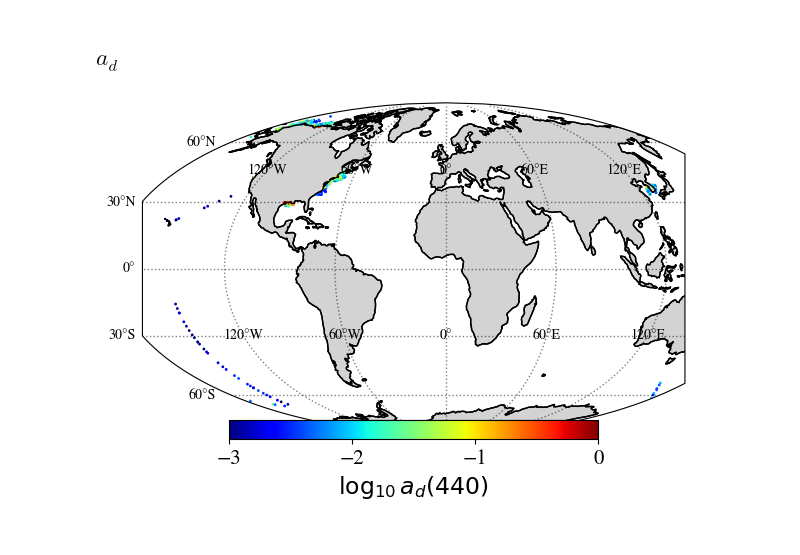
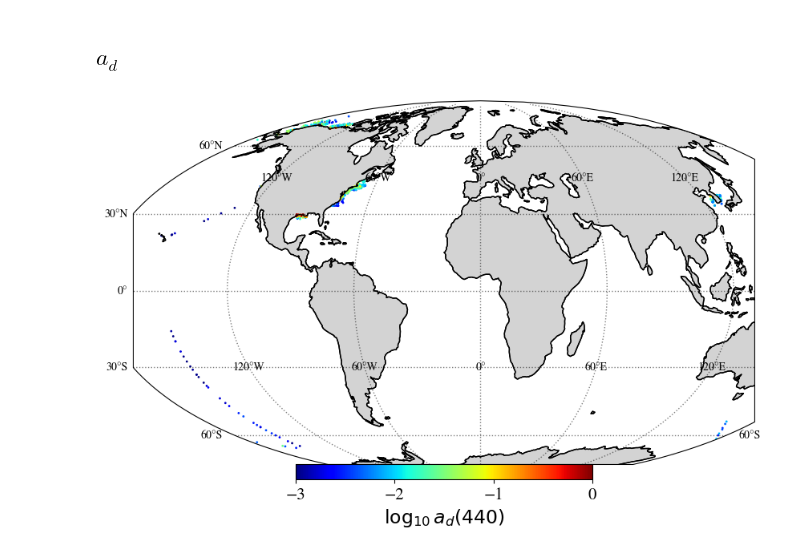
Before and after one commit to ocean-colour/bing, a Jupyter notebook: nb/Priors/Sexp/Explore_adg.ipynb, the cells around one changed output. Drawn from its saved outputs; the diff is of its cells as text; code cells hidden in the pictures.

```diff
--- a/nb/Priors/Sexp/Explore_adg.ipynb
+++ b/nb/Priors/Sexp/Explore_adg.ipynb
@@ -117,7 +117,7 @@ plt.show()
 # %%
 
 # Start the figure
-fig = plt.figure(figsize=(7,8))
+fig = plt.figure(figsize=(10,8))
 plt.clf()
 ax = plt.subplot(projection=tformM)
 
@@ -140,31 +140,31 @@ gl = ax.gridlines(crs=ccrs.PlateCarree(), linewidth=1,
     color='black', alpha=0.5, linestyle=':', draw_labels=True)
 gl.xlabels_top = False
 gl.ylabels_left = True
 gl.ylabels_right=False
 gl.xlines = True
 gl.xformatter = LONGITUDE_FORMATTER
 gl.yformatter = LATITUDE_FORMATTER
 gl.xlabel_style = {'color': 'black'}# 'weight': 'bold'}
 gl.ylabel_style = {'color': 'black'}# 'weight': 'bold'}
 
 # Define cities
 cities = [
     ('Los Angeles', -118.2437, 34.0522),
     ('San Francisco', -122.4194, 37.7749),
     ('Santa Barbara', -119.6982, 34.4208),
     ('San Diego', -117.1611, 32.7157),
     ('Santa Cruz', -122.0308, 36.9741),
     #('Sacramento', -121.4944, 38.5816)
 ]
 
 cbaxes = plt.colorbar(img, pad=0., fraction=0.030, orientation='horizontal') #location='left')
 cbaxes.set_label(r'$\log_{10} a_d(440)$', fontsize=17.)
 cbaxes.ax.tick_params(labelsize=15)
 
 # Label the axes
 ax.set_xlabel('Longitude')
 ax.set_ylabel('Latitude')
 
 plt.show()
 # %% [output]
-[figure, old version]
+[figure, new version]
```
Also changed, not shown: 4 other files.
